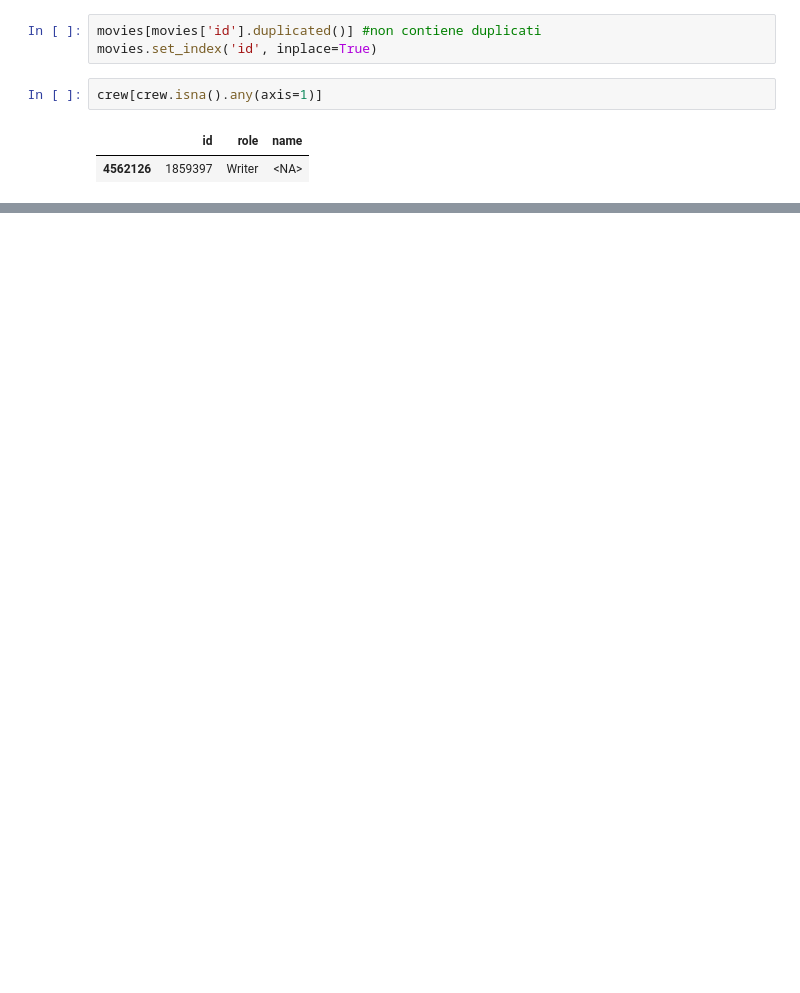
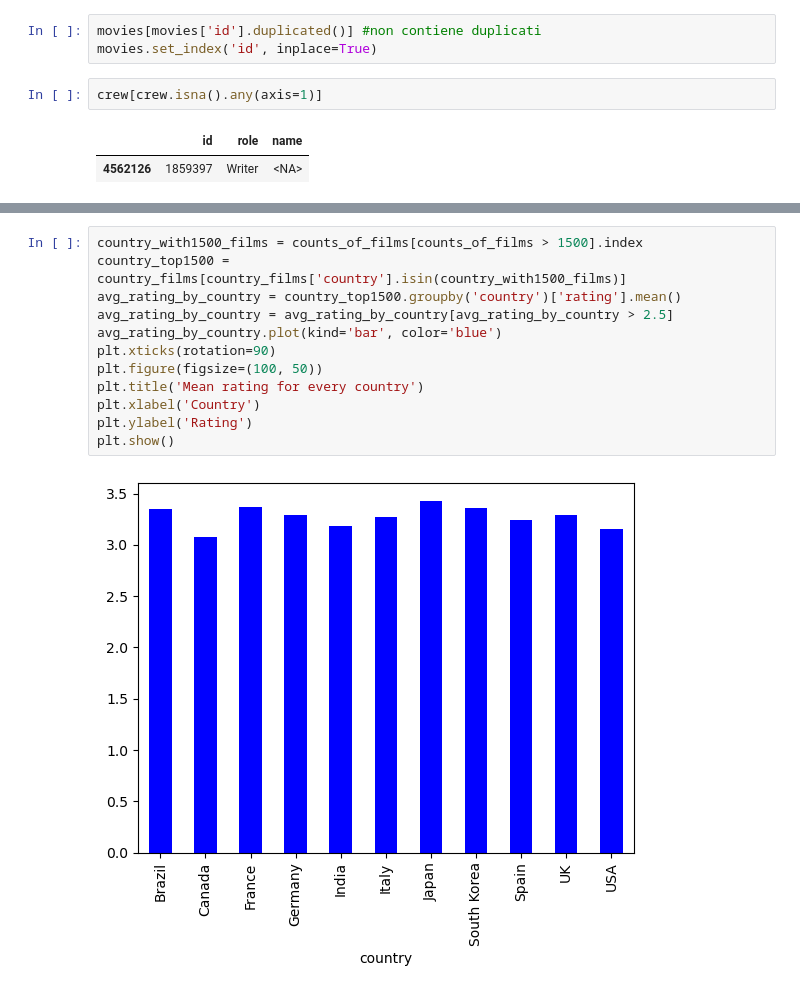
Before and after one commit to MarcoMac03/Film-analisys, a Jupyter notebook: main.ipynb, the cells around one changed output, grey strips where cells are left out. Cells and saved outputs as stored; diff of their text form; blank space fills up the shorter version.

```diff
--- a/main.ipynb
+++ b/main.ipynb
@@ -95,0 +123,14 @@ dtype: object
+# %%
+country_with1500_films = counts_of_films[counts_of_films > 1500].index
+country_top1500 = country_films[country_films['country'].isin(country_with1500_films)]
+avg_rating_by_country = country_top1500.groupby('country')['rating'].mean()
+avg_rating_by_country = avg_rating_by_country[avg_rating_by_country > 2.5]
+avg_rating_by_country.plot(kind='bar', color='blue')
+plt.xticks(rotation=90)
+plt.figure(figsize=(100, 50))
+plt.title('Mean rating for every country')
+plt.xlabel('Country')
+plt.ylabel('Rating')
+plt.show()
+# %% [output]
+[figure, added]
```
Also changed, not shown: parts of 15 cells of this notebook.
